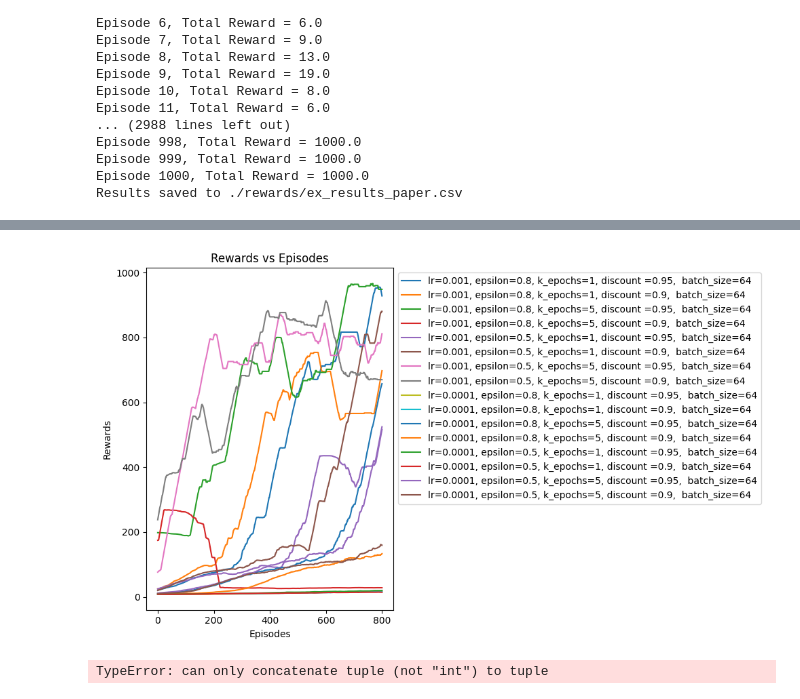
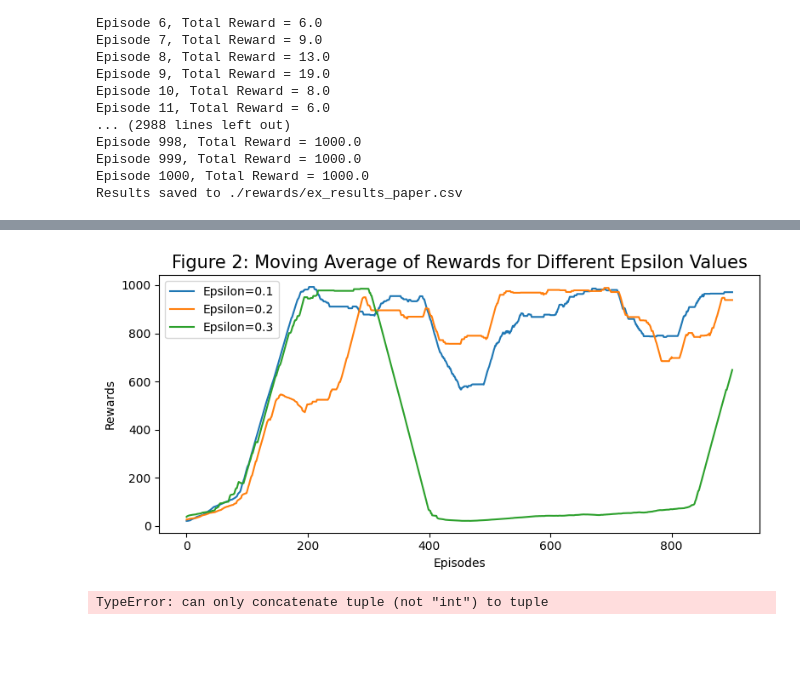
Before and after one commit to saraahmadi3/inf368, a Jupyter notebook: project/final_task7.ipynb, the cells around one changed output, grey strips where cells are left out. Cells and saved outputs as stored; diff of their text form; code cells hidden in the pictures; blank space fills up the shorter version.

Commit message:
7 visual

```diff
--- a/project/final_task7.ipynb
+++ b/project/final_task7.ipynb
@@ -365,0 +379,28 @@ Results saved to ./rewards/ex_results_paper.csv
+# %%
+
+# Create the plot
+plt.figure(figsize=(13, 5))
+size = 100
+# Iterate over each row in the dataframe and plot the rewards
+for index, row in better_df.iterrows():
+    rewards = ast.literal_eval(row['rewards'])
+    avg_rewards = np.mean(rewards[-100:])
+    moving_average = np.convolve(rewards, np.ones(size)/size, mode='valid')
+    plt.plot(moving_average, label=f'Avg of last 100: {avg_rewards:.2f}')
+
+mean_all_rewards = np.mean([ast.literal_eval(rewards) for rewards in better_df['rewards']], axis=0)
+plt.plot(np.convolve(mean_all_rewards, np.ones(size)/size, mode='valid'), label='Mean', color='black', linewidth=2)
+median_all_rewards = np.median([ast.literal_eval(rewards) for rewards in better_df['rewards']], axis=0)
+plt.plot(np.convolve(median_all_rewards, np.ones(size)/size, mode='valid'), label='Median', linestyle='dotted', color='black', linewidth=2)
+
+
+
+# Add labels and title
+plt.xlabel('Episodes')
+plt.ylabel('Rewards')
+plt.title('Figure 1: Moving Average of Rewards for Different Hyperparameter Configurations',fontsize=16)
+plt.legend()
+
+# Show the plot
+plt.tight_layout()
+plt.show()
@@ -366,31 +409,32 @@ Results saved to ./rewards/ex_results_paper.csv
 # %%
 import pandas as pd
 import matplotlib.pyplot as plt
+import numpy as np
 import ast
 
 # Load the data
-df = pd.read_csv('./rewards/ex_results_f.csv')
+df = pd.read_csv('./rewards/ex_results_paper.csv')
 
 # Create the plot
-plt.figure(figsize=(10, 6))
-size = 200
+plt.figure(figsize=(8, 4))
+size = 100
 # Iterate over each row in the dataframe and plot the rewards
 for index, row in df.iterrows():
     rewards = ast.literal_eval(row['rewards'])
     moving_average = np.convolve(rewards, np.ones(size)/size, mode='valid')
-    plt.plot(moving_average, label=f'lr={row["lr"]}, epsilon={row["epsilon"]}, k_epochs={row["k_epochs"]}, discount ={row["discount"]},  batch_size={row["batch_size"]}')
+    plt.plot(moving_average, label=f'Epsilon={row["epsilon"]}')
 
 # Add labels and title
 plt.xlabel('Episodes')
 plt.ylabel('Rewards')
-plt.title('Rewards vs Episodes')
-plt.legend(loc='upper left', bbox_to_anchor=(1, 1))
+plt.title('Figure 2: Moving Average of Rewards for Different Epsilon Values',fontsize=15)
+plt.legend()
 
 # Show the plot
 plt.tight_layout()
 plt.show()
 # %% [output]
-[figure, old version]
+[figure, new version]
 # %%
 # class ActorCritic(nn.Module):
 #     def __init__(self, state_dim, action_dim, hidden_size=64):
```
Also changed, not shown: parts of 2 cells of this notebook.
